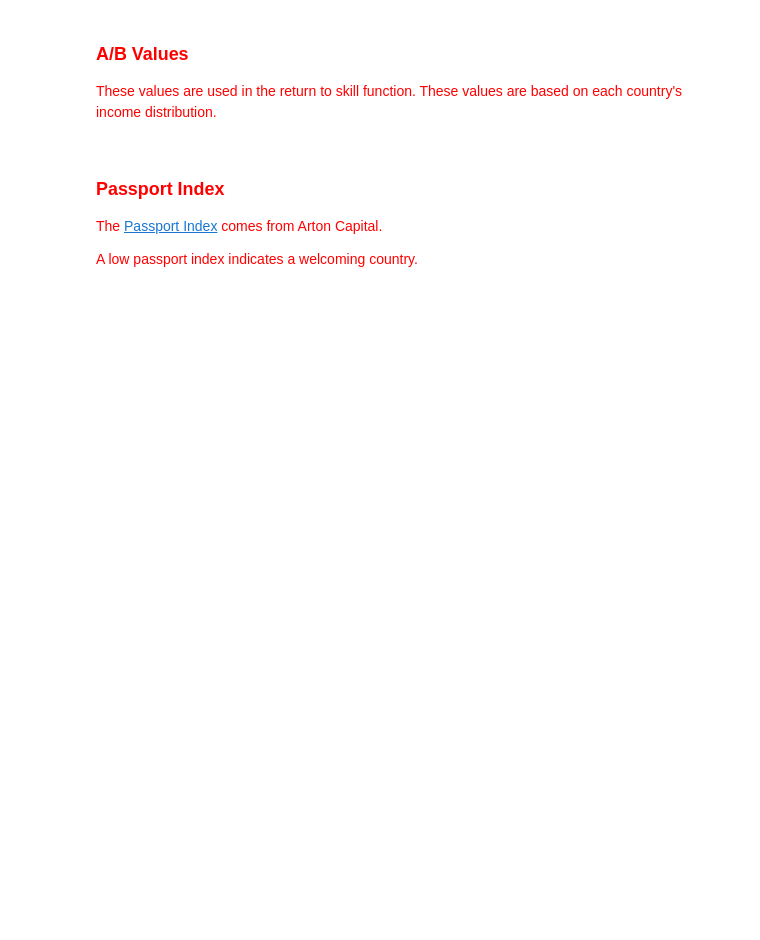
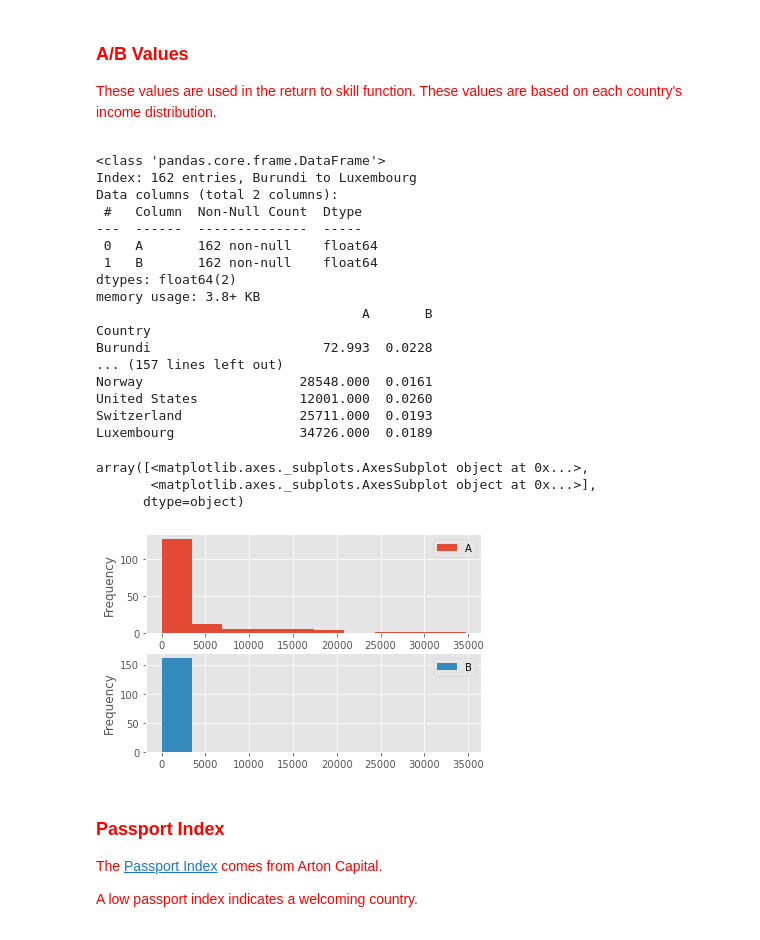
Before and after one commit to crcresearch/GOS, a Jupyter notebook: examples/multiscale-migration/GOS+Multiscale+Migration+Model.ipynb, the cells around one changed output. Cells and saved outputs as stored; diff of their text form; code cells hidden in the pictures; blank space fills up the shorter version.

Commit message:
fixed AB value import

```diff
--- a/examples/multiscale-migration/GOS+Multiscale+Migration+Model.ipynb
+++ b/examples/multiscale-migration/GOS+Multiscale+Migration+Model.ipynb
@@ -120,12 +137,37 @@ These values are used in the return to skill function. These values are based on
 # %%
 def ab_values():
     """
     Read generated A/B values for each country.
     """
-    return pd.read_excel(file_path("A&B values for RTS.xlsx")).T
+    return pd.read_excel(file_path("A&B values for RTS.xlsx"))
 
 ab = ab_values()
+ab = ab.set_index("Country")
+#ab.info()
+#print(ab)
 ab.plot.hist(subplots=True, sharex=False)
+# %% [output]
+<class 'pandas.core.frame.DataFrame'>
+Index: 162 entries, Burundi to Luxembourg
+Data columns (total 2 columns):
+ #   Column  Non-Null Count  Dtype
+---  ------  --------------  -----
+ 0   A       162 non-null    float64
+ 1   B       162 non-null    float64
+dtypes: float64(2)
+memory usage: 3.8+ KB
+                                  A       B
+Country
+Burundi                      72.993  0.0228
+... (157 lines left out)
+Norway                    28548.000  0.0161
+United States             12001.000  0.0260
+Switzerland               25711.000  0.0193
+Luxembourg                34726.000  0.0189
+array([<matplotlib.axes._subplots.AxesSubplot object at 0x...>,
+       <matplotlib.axes._subplots.AxesSubplot object at 0x...>],
+      dtype=object)
+[figure, added]
 # %% [markdown]
 <font color=red>
 
```
Also changed, not shown: parts of 27 cells of this notebook.
